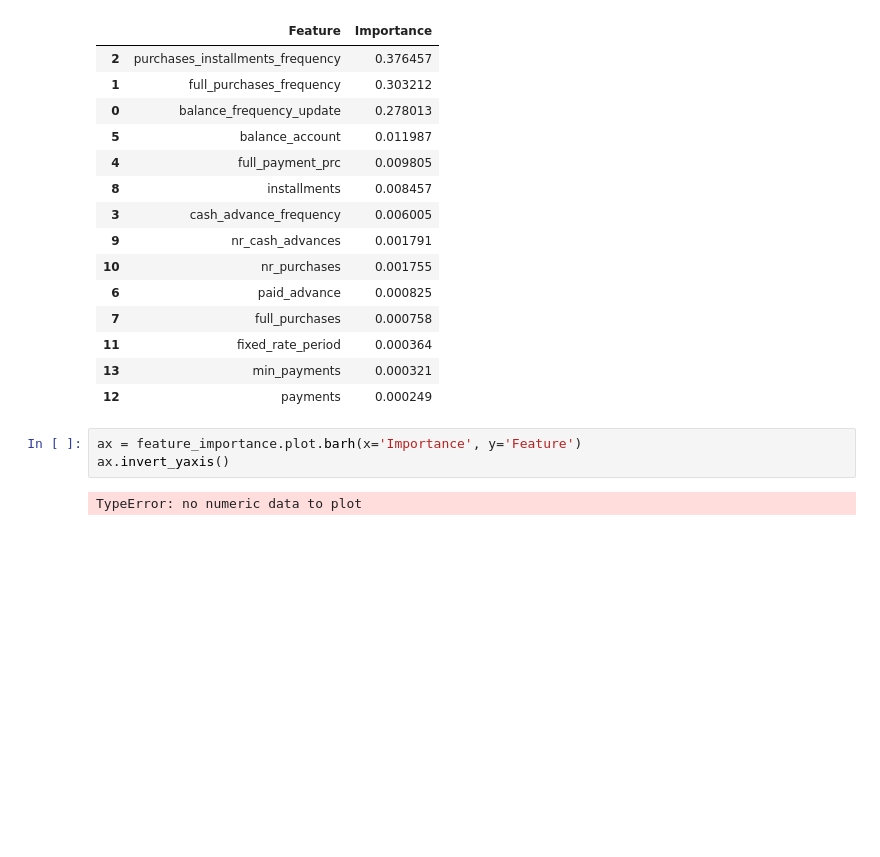
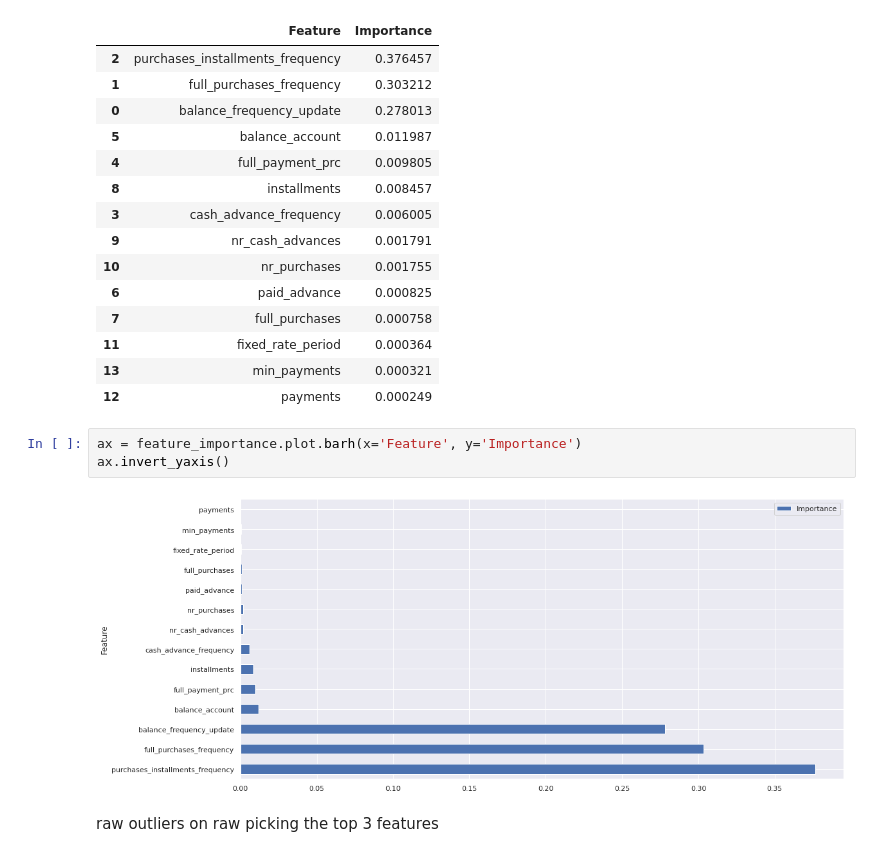
Before and after one commit to ansamz/Customer-Segmentation, a Jupyter notebook: notebooks/AZ_CreditCard.ipynb, the cells around one changed output. Drawn from its saved outputs; the diff is of its cells as text; blank space fills up the shorter version.

Commit message:
outliers

```diff
--- a/notebooks/AZ_CreditCard.ipynb
+++ b/notebooks/AZ_CreditCard.ipynb
@@ -659,7 +659,11 @@ feature_importance.sort_values("Importance", ascending=False)
 | 13 | min_payments | 0.000321 |
 | 12 | payments | 0.000249 |
 # %%
-ax = feature_importance.plot.barh(x='Importance', y='Feature')
+ax = feature_importance.plot.barh(x='Feature', y='Importance')
 ax.invert_yaxis()
 # %% [output]
-TypeError: no numeric data to plot
+[figure, added]
+# %% [markdown]
+raw
+outliers on raw
+picking the top 3 features
```
Also changed, not shown: parts of 10 cells of this notebook.
